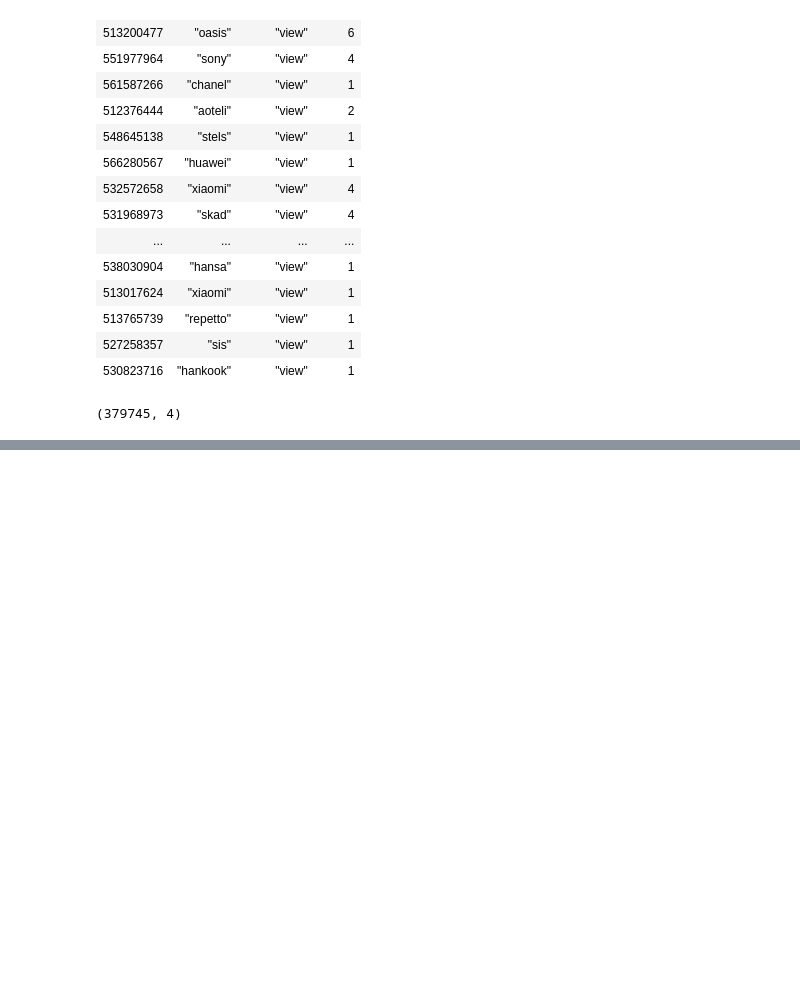
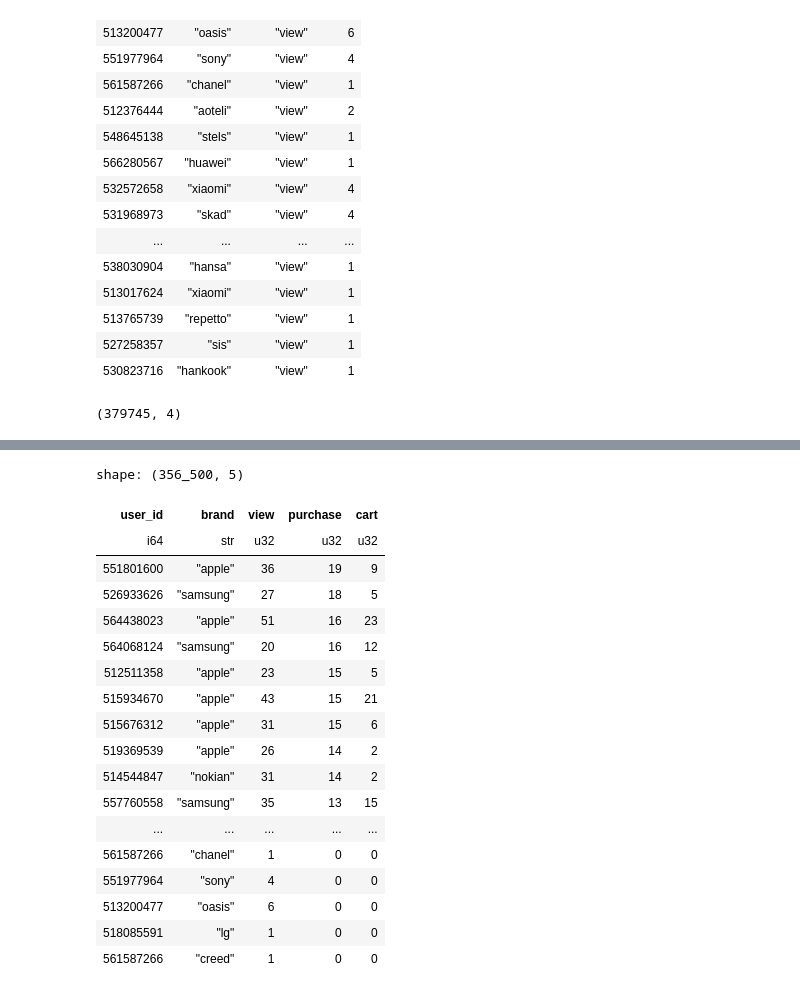
Before and after one commit to GiacomoMeloni/Exploring-polars, a Jupyter notebook: 3-group_by_ops.ipynb, the cells around one changed output, grey strips where cells are left out. Cells and saved outputs as stored; diff of their text form; code cells hidden in the pictures; blank space fills up the shorter version.

```diff
--- a/3-group_by_ops.ipynb
+++ b/3-group_by_ops.ipynb
@@ -304,3 +304,12 @@ shape: (5, 5)
 | 564438023 | "apple" | 51 | 16 | 23 |
 | 564068124 | "samsung" | 20 | 16 | 12 |
 | 512511358 | "apple" | 23 | 15 | 5 |
+# %%
+%%time
+
+df_user_brand_event_pvt.with_columns([
+    pl.col('purchase').fill_null(strategy="zero"),
+    pl.col('view').fill_null(strategy="zero"),
+    pl.col('cart').fill_null(strategy="zero"),
+])
+# %% [output]
@@ -306,0 +318,19 @@ shape: (5, 5)
+shape: (356_500, 5)
+| user_id | brand | view | purchase | cart |
+| i64 | str | u32 | u32 | u32 |
+| 551801600 | "apple" | 36 | 19 | 9 |
+| 526933626 | "samsung" | 27 | 18 | 5 |
+| 564438023 | "apple" | 51 | 16 | 23 |
+| 564068124 | "samsung" | 20 | 16 | 12 |
+| 512511358 | "apple" | 23 | 15 | 5 |
+| 515934670 | "apple" | 43 | 15 | 21 |
+| 515676312 | "apple" | 31 | 15 | 6 |
+| 519369539 | "apple" | 26 | 14 | 2 |
+| 514544847 | "nokian" | 31 | 14 | 2 |
+| 557760558 | "samsung" | 35 | 13 | 15 |
+| ... | ... | ... | ... | ... |
+| 561587266 | "chanel" | 1 | 0 | 0 |
+| 551977964 | "sony" | 4 | 0 | 0 |
+| 513200477 | "oasis" | 6 | 0 | 0 |
+| 518085591 | "lg" | 1 | 0 | 0 |
+| 561587266 | "creed" | 1 | 0 | 0 |
```
Also changed, not shown: parts of 4 cells of this notebook.
